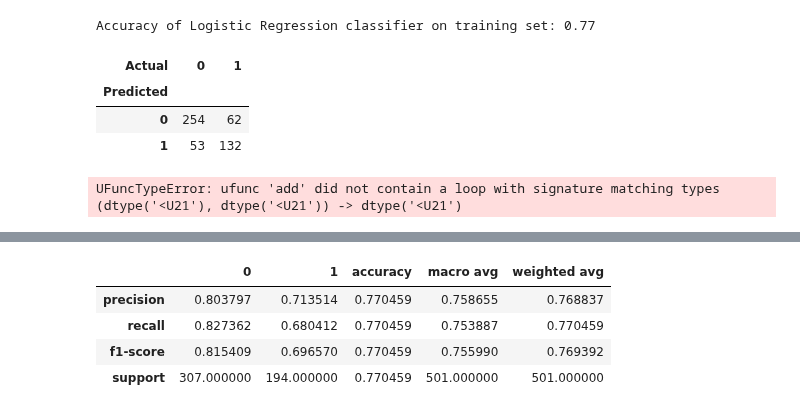
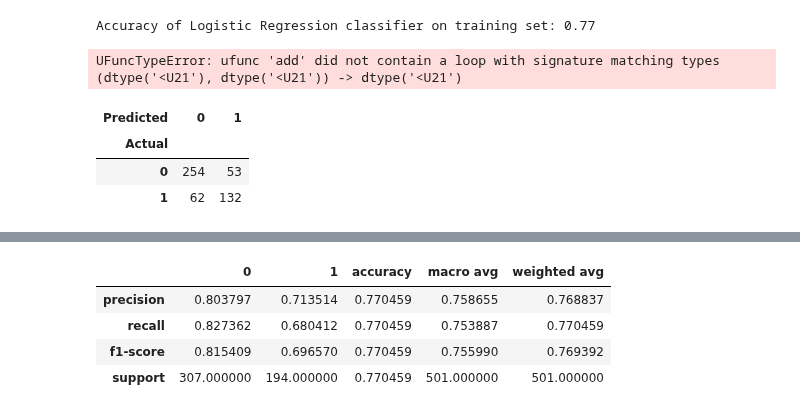
Before and after one commit to faithkane3/ds-methodologies-exercises, a Jupyter notebook: classification/logistic_regression_exercises.ipynb, the cells around one changed output, grey strips where cells are left out. Cells and saved outputs as stored; diff of their text form; code cells hidden in the pictures.

```diff
--- a/classification/logistic_regression_exercises.ipynb
+++ b/classification/logistic_regression_exercises.ipynb
@@ -158,24 +158,24 @@ print('Accuracy of Logistic Regression classifier on training set: {:.2f}'
      .format(logit.score(X_train, y_train)))
 # %% [output]
 Accuracy of Logistic Regression classifier on training set: 0.77
+# %%
+# Another way to do Confusion Matrices
+
+# labels = sorted(y_train.survived.unique())
+# predicted_labels = [name + " predicted" for name in labels ]
+conf = pd.DataFrame(confusion_matrix(eval_df.actual, eval_df.yhat), index=labels, columns=[predicted_labels])
+conf.index.name = "actual"
+conf
+# %% [output]
+UFuncTypeError: ufunc 'add' did not contain a loop with signature matching types (dtype('<U21'), dtype('<U21')) -> dtype('<U21')
 # %%
-pd.crosstab(eval_df.yhat, eval_df.actual,
-            rownames=['Predicted'],
-            colnames=['Actual'], margins=False, margins_name="Total")
+pd.crosstab(eval_df.actual, eval_df.yhat,
+            rownames=['Actual'],
+            colnames=['Predicted'], margins=False, margins_name="Total")
 # %% [output]
-| Actual | 0 | 1 |
-| Predicted |  |  |
-| 0 | 254 | 62 |
-| 1 | 53 | 132 |
+| Predicted | 0 | 1 |
+| Actual |  |  |
+| 0 | 254 | 53 |
+| 1 | 62 | 132 |
-# %%
-# Another way to do Confusion Matrices
-
-labels = sorted(y_train.survived.unique())
-predicted_labels = [name + " predicted" for name in labels ]
-conf = pd.DataFrame(confusion_matrix(eval_df.actual, eval_df.yhat), index=labels, columns=[predicted_labels])
-conf.index.name = "actual"
-conf
-# %% [output]
-UFuncTypeError: ufunc 'add' did not contain a loop with signature matching types (dtype('<U21'), dtype('<U21')) -> dtype('<U21')
 # %%
 cm = confusion_matrix(eval_df.actual, eval_df.yhat)
```
Also changed, not shown: parts of 1 cell of this notebook, 2 other files.
